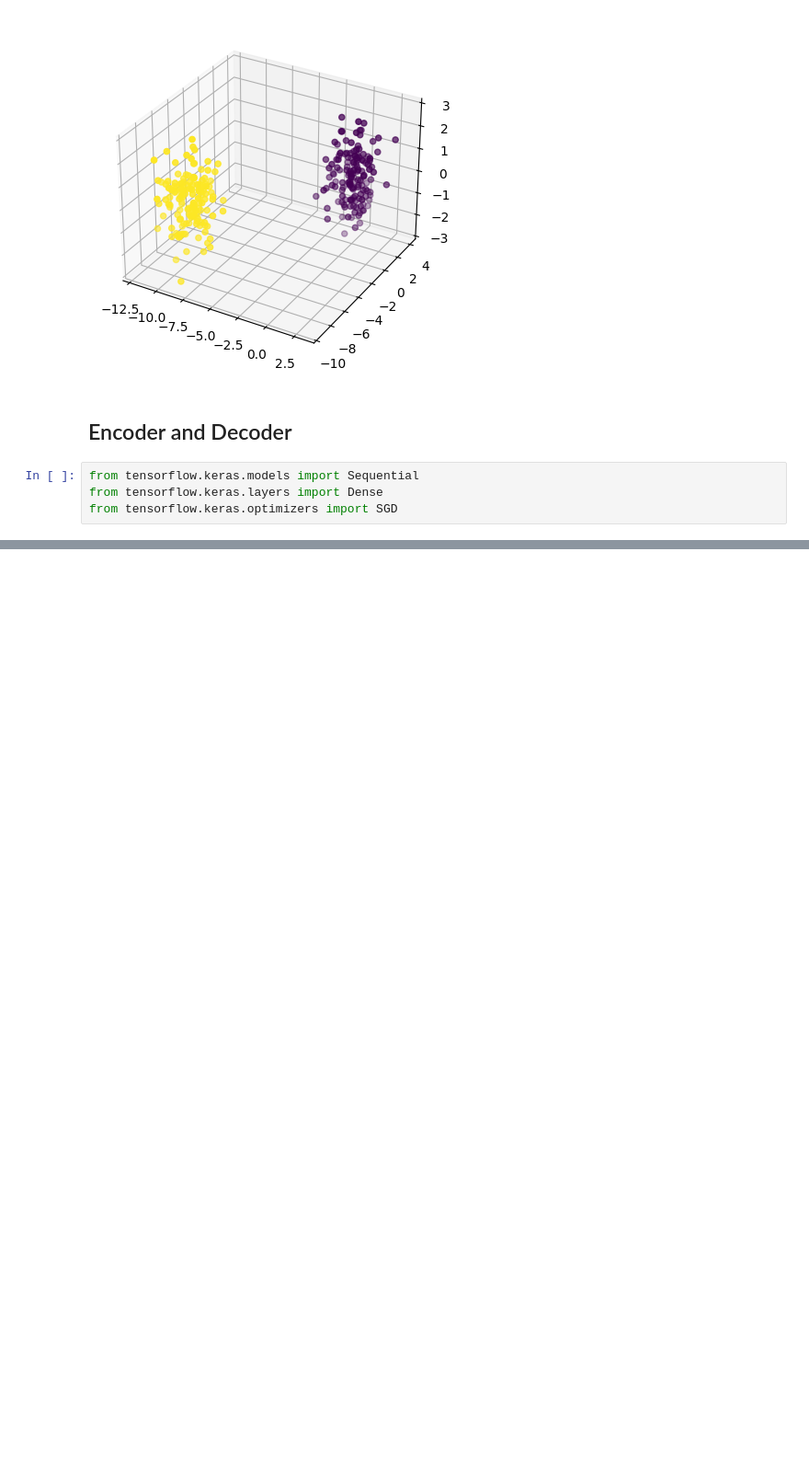
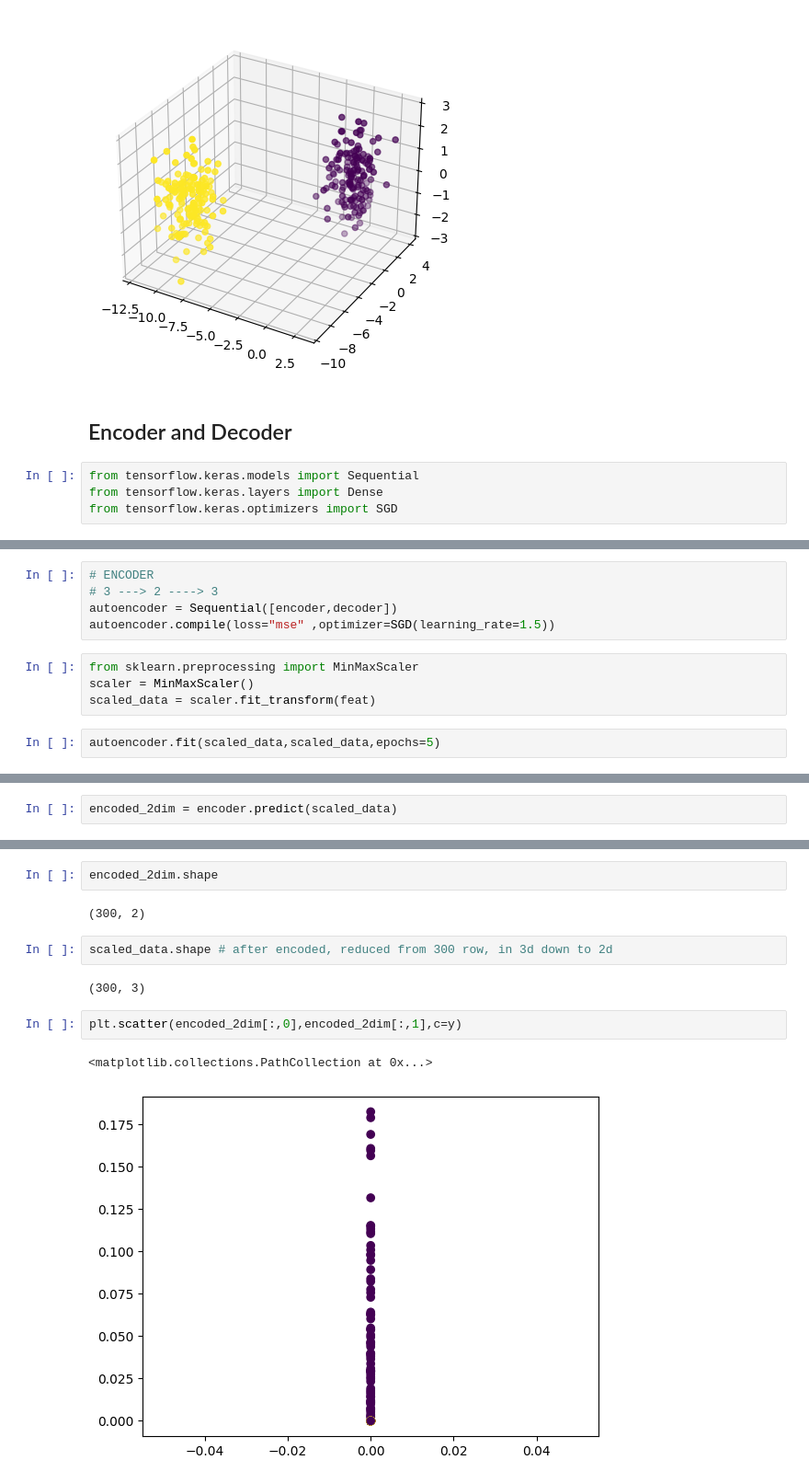
Before and after one commit to gc2321/3235-Machine-Learning, a Jupyter notebook: XTRA_NEURO_NET_EXERCISES/5_autoencoder_dim_reduction.ipynb, the cells around one changed output, grey strips where cells are left out. Shown at 92% size. Saved outputs shown, nothing was run; the diff lists cells and outputs as text; blank space fills up the shorter version.

```diff
--- a/XTRA_NEURO_NET_EXERCISES/5_autoencoder_dim_reduction.ipynb
+++ b/XTRA_NEURO_NET_EXERCISES/5_autoencoder_dim_reduction.ipynb
@@ -57,0 +66,11 @@ from tensorflow.keras.optimizers import SGD
+# %%
+# ENCODER
+# 3 ---> 2 ----> 3
+autoencoder = Sequential([encoder,decoder])
+autoencoder.compile(loss="mse" ,optimizer=SGD(learning_rate=1.5))
+# %%
+from sklearn.preprocessing import MinMaxScaler
+scaler = MinMaxScaler()
+scaled_data = scaler.fit_transform(feat)
+# %%
+autoencoder.fit(scaled_data,scaled_data,epochs=5)
@@ -57,0 +89,2 @@ from tensorflow.keras.optimizers import SGD
+# %%
+encoded_2dim = encoder.predict(scaled_data)
@@ -57,0 +101,13 @@ from tensorflow.keras.optimizers import SGD
+# %%
+encoded_2dim.shape
+# %% [output]
+(300, 2)
+# %%
+scaled_data.shape # after encoded, reduced from 300 row, in 3d down to 2d
+# %% [output]
+(300, 3)
+# %%
+plt.scatter(encoded_2dim[:,0],encoded_2dim[:,1],c=y)
+# %% [output]
+<matplotlib.collections.PathCollection at 0x...>
+[figure, added]
```
Also changed, not shown: parts of 5 cells of this notebook.
